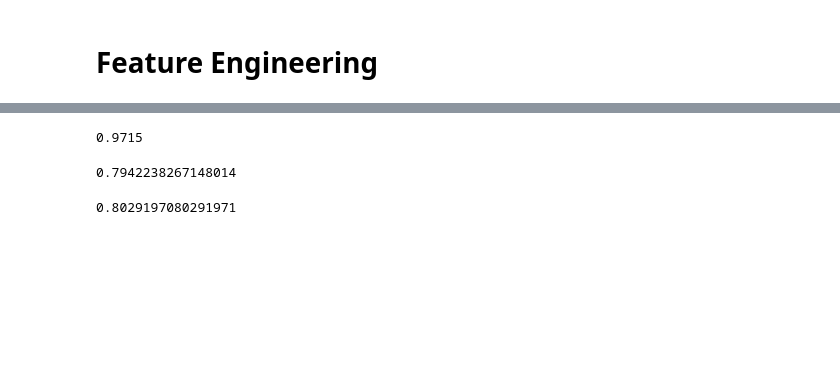
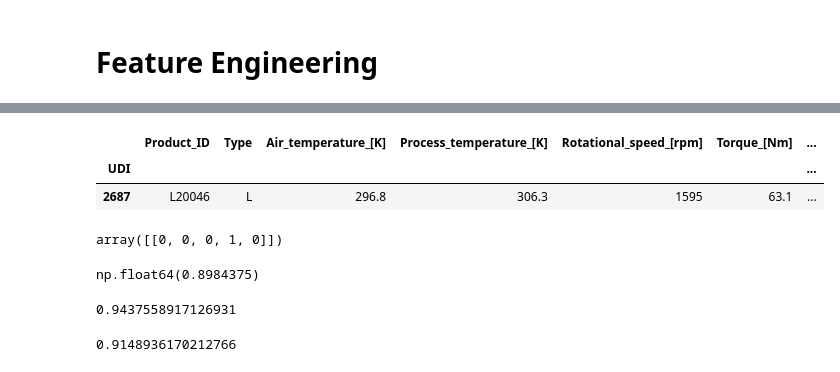
Before and after one commit to abdulrahman0700/Industrial_Predictive_Maintenance_Elevvo_internship, a Jupyter notebook: Notebooks/03_Construct.ipynb, the cells around one changed output, grey strips where cells are left out. Drawn from its saved outputs; the diff is of its cells as text; code cells hidden in the pictures; blank space fills up the shorter version.

```diff
--- a/Notebooks/03_Construct.ipynb
+++ b/Notebooks/03_Construct.ipynb
@@ -114,3 +128,6 @@ y = df_copy["Machine_failure"]
+# %%
+X = df_copy_failure.drop(columns=["Tool_Wear_Failure[TWF]","Heat_Dissipation_Failure[HDF]","Power_Failure[PWF]","Overstrain_Failure[OSF]","Random_Failures[RNF]"])
+y = df_copy_failure[["Tool_Wear_Failure[TWF]",	"Heat_Dissipation_Failure[HDF]"	,"Power_Failure[PWF]","Overstrain_Failure[OSF]","Random_Failures[RNF]"]]
 # %%
 X_train, X_test, y_train, y_test = train_test_split(X, y, test_size=0.20, random_state=42)
 # %%
@@ -183,6 +158,17 @@ model 3 has 0.9707496709197921
+# %%
+X_test.iloc[124:125,:]
+# %% [output]
+|  | Product_ID | Type | Air_temperature_[K] | Process_temperature_[K] | Rotational_speed_[rpm] | Torque_[Nm] | ... |
+| UDI |  |  |  |  |  |  | ... |
+| 2687 | L20046 | L | 296.8 | 306.3 | 1595 | 63.1 | ... |
+# %%
+predict = model.predict(X_test.iloc[124:125,:])
+predict
+# %% [output]
+array([[0, 0, 0, 1, 0]])
 # %%
-accuracy_result = grids[3].score(X_test,y_test)
+accuracy_result = pipes.score(X_test,y_test)
 accuracy_result
 # %% [output]
-0.9715
+np.float64(0.8984375)
 # %%
@@ -190,9 +176,9 @@ predict = grids[3].predict(X_test)
 # %%
-f1_score(y_test,predict)
+f1_score(y_test,predict,average='weighted')
 # %% [output]
-0.7942238267148014
+0.9437558917126931
 # %%
-recall_score(y_test,predict)
+recall_score(y_test,predict,average='weighted')
 # %% [output]
-0.8029197080291971
+0.9148936170212766
 # %%
```
Also changed, not shown: parts of 20 cells of this notebook.
